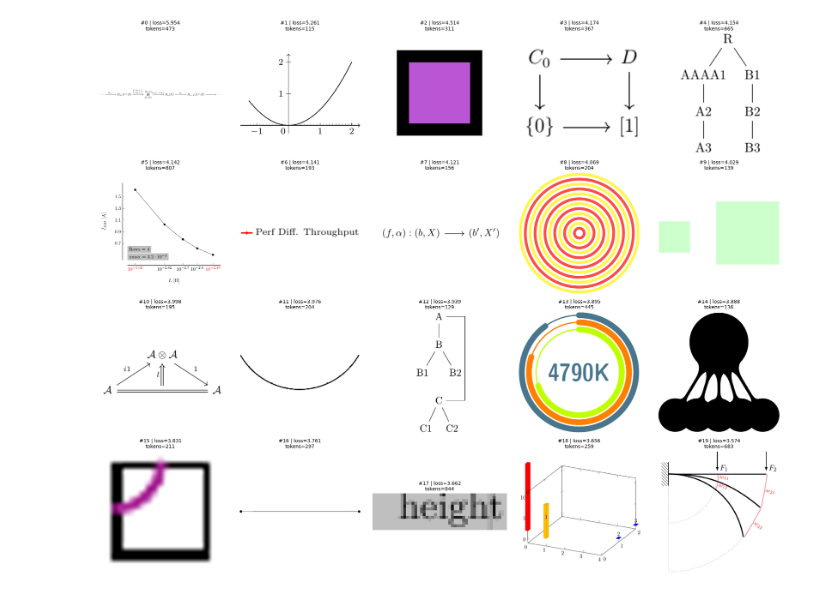
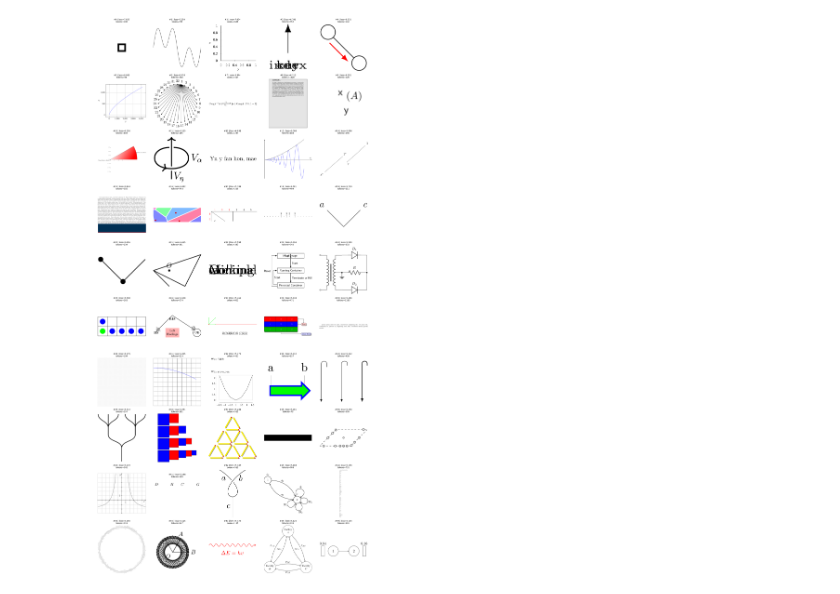
Before and after one commit to Jonathan4974/TikzCodeGenerator, a Jupyter notebook: training/gemma4_finetuning/data-processing/visualize_hardest_by_loss_ds.ipynb, the cells around one changed output. Drawn from its saved outputs; the diff is of its cells as text; code cells hidden in the pictures.

```diff
--- a/training/gemma4_finetuning/data-processing/visualize_hardest_by_loss_ds.ipynb
+++ b/training/gemma4_finetuning/data-processing/visualize_hardest_by_loss_ds.ipynb
@@ -47,35 +47,35 @@ def resolve(root, p):
 
 def show_samples(df, n=12, cols=4, root=DATASET_PATH):
     rows = min(n, len(df))
     plot_rows = (rows + cols - 1) // cols
 
     plt.figure(figsize=(4 * cols, 4 * plot_rows))
 
     for i in range(rows):
         row = df.iloc[i]
         img_path = resolve(root, row["image_path"])
         img = Image.open(img_path).convert("RGB")
 
         ax = plt.subplot(plot_rows, cols, i + 1)
         ax.imshow(img)
         ax.axis("off")
 
         loss = row["sft_loss"]
         tokens = row.get("sft_answer_tokens", None)
 
         title = f"#{i} | loss={loss:.3f}"
         if tokens is not None:
             title += f"\ntokens={int(tokens)}"
 
         ax.set_title(title, fontsize=10)
 
     plt.tight_layout()
     plt.show()
 
 
-show_samples(df_sorted, n=20, cols=5)
+show_samples(df_sorted, n=50, cols=5)
 # %% [output]
-[figure, old version]
+[figure, new version]
 # %%
 plt.figure(figsize=(8, 4))
 plt.hist(df["sft_loss"], bins=50)
```
Also changed, not shown: parts of 4 cells of this notebook, 9 other files.
